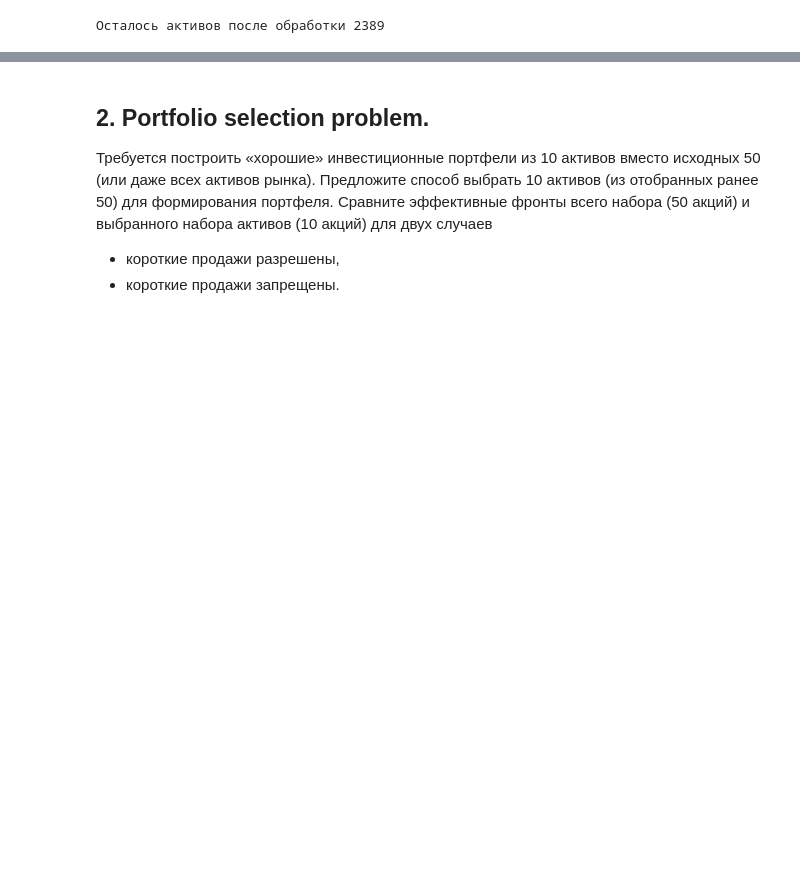
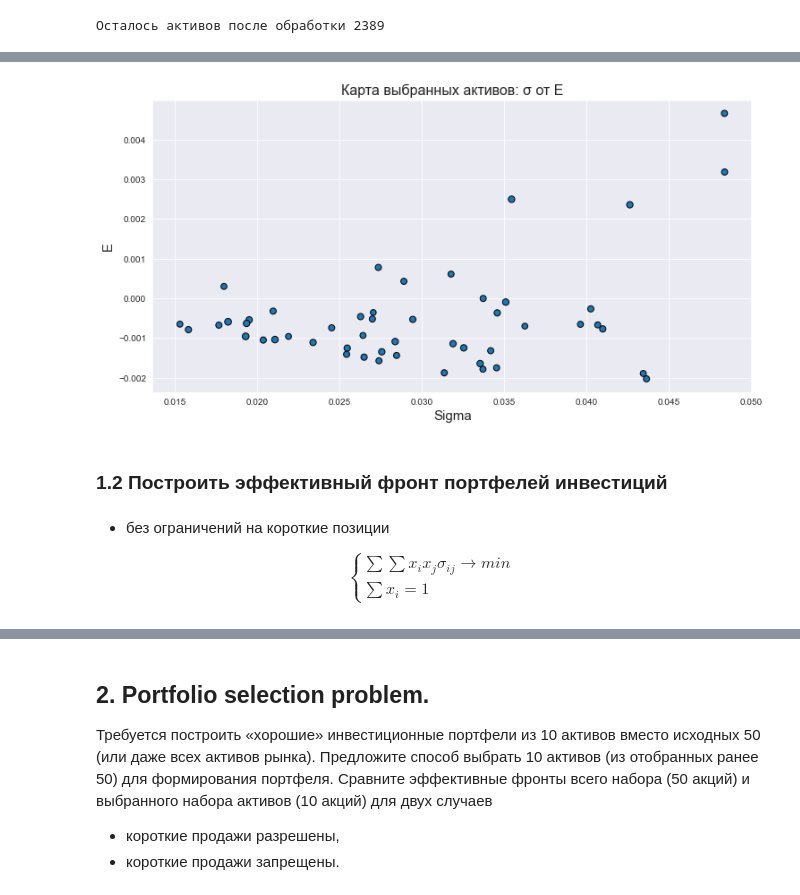
Before and after one commit to CodeSopranos/lab-2-financial-operations, a Jupyter notebook: report.ipynb, the cells around one changed output, grey strips where cells are left out. Drawn from its saved outputs; the diff is of its cells as text; code cells hidden in the pictures; blank space fills up the shorter version.

```diff
--- a/report.ipynb
+++ b/report.ipynb
@@ -14,6 +14,9 @@ import yfinance as yf
 import matplotlib.pyplot as plt
 from tqdm import tqdm_notebook
 import warnings
+import seaborn as sns
+from seaborn import set_style
+set_style('dark')
 warnings.simplefilter('ignore')
 # %%
 df = pd.read_excel('data/china_stocks.xlsx').drop_duplicates(['Symbol'])
@@ -75,3 +80,20 @@ sse50 = yf.download('^SSE50', start=start, end=end, progress=False)
 # sse50.head(3)
+# %%
+def get_return_mean_cov(df):
+    r_matrix = {}
+    for symbol in df['symbol']:
+        r_matrix[symbol] = stocks[symbol]['log_return']
+    r_df = pd.DataFrame(r_matrix)
+    return r_df.values, r_df.mean().values, r_df.cov().values
+
+def plot_mean_var_map(df,x='Sigma', y='E', title='Карта активов:σ от E', figsize=(12, 6)):
+    ax = df.plot(x=x, y=y, s=np.log(df['mean_vol']**3),
+                          kind='scatter',
+                          figsize=figsize,
+                          edgecolor='black',
+                          grid=True)
+    plt.xlabel('Sigma', size=15)
+    plt.ylabel('E', size=15)
+    plt.title(title, size=16)
 # %% [markdown]
 ## 1. Efficient frontier.
@@ -78,0 +108,4 @@ sse50 = yf.download('^SSE50', start=start, end=end, progress=False)
+# %%
+stock_stat['sharp'] = stock_stat['E'] / stock_stat['Sigma']
+selected50 = stock_stat.sort_values(['sharp'], ascending=False).iloc[:1000].sample(50)
+selected50.head()
@@ -78,0 +119,6 @@ sse50 = yf.download('^SSE50', start=start, end=end, progress=False)
+# %%
+plot_mean_var_map(selected50, title='Карта выбранных активов: σ от E')
+# %% [output]
+[figure, added]
+# %% [markdown]
+### 1.2 Построить эффективный фронт портфелей инвестиций
@@ -78,0 +151,4 @@ sse50 = yf.download('^SSE50', start=start, end=end, progress=False)
+# %% [markdown]
+ - без ограничений на короткие позиции
+
+$$ \begin{cases} \sum \sum x_i x_j \sigma_{ij} \rightarrow  min \\ \sum x_i = 1 \end{cases} $$
```
Also changed, not shown: parts of 21 cells of this notebook.
